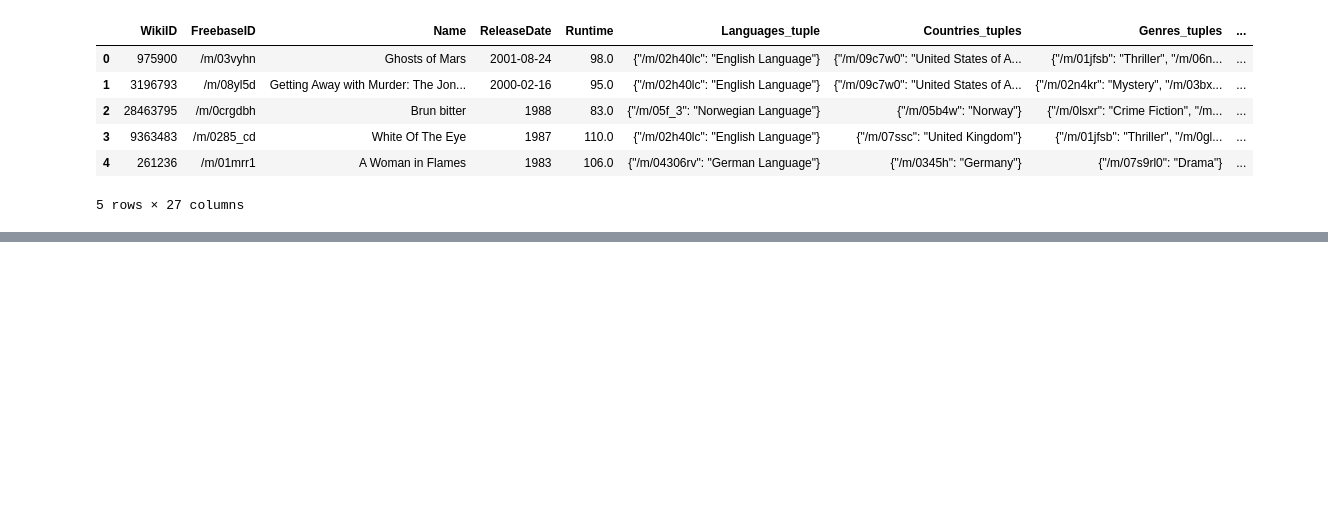
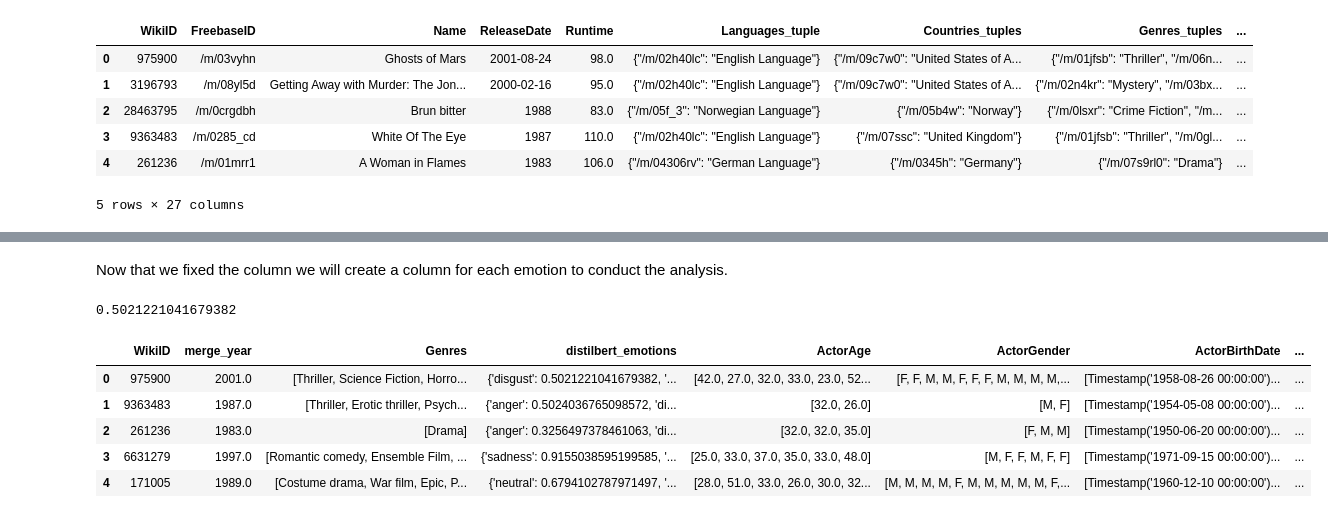
Before and after one commit to epfl-ada/ada-2024-project-phpjj1, a Jupyter notebook: src/scripts/actors.ipynb, the cells around one changed output, grey strips where cells are left out. Drawn from its saved outputs; the diff is of its cells as text; code cells hidden in the pictures; blank space fills up the shorter version.

```diff
--- a/src/scripts/actors.ipynb
+++ b/src/scripts/actors.ipynb
@@ -65,0 +155,7 @@ Name: Genres, dtype: int64
+# %%
+character_df['distilbert_emotions'] = character_df['distilbert_emotions'].apply(lambda x: {} if pd.isna(x) else ast.literal_eval(x))
+
+# Check the result
+test_emotions = character_df.iloc[0]['distilbert_emotions']
+print(type(test_emotions))
+test_emotions
@@ -65,0 +171,19 @@ Name: Genres, dtype: int64
+# %% [markdown]
+Now that we fixed the column we will create a column for each emotion to conduct the analysis.
+# %%
+test_emotions = character_df.iloc[0]['distilbert_emotions']['disgust']
+test_emotions
+# %% [output]
+0.5021221041679382
+# %%
+emotions = ['disgust', 'fear', 'anger', 'neutral', 'sadness', 'surprise', 'joy']
+for emotion in emotions:
+    character_df[emotion] = character_df['distilbert_emotions'].apply(lambda x: x[emotion])
+character_df.head()
+# %% [output]
+|  | WikiID | merge_year | Genres | distilbert_emotions | ActorAge | ActorGender | ActorBirthDate | ... |
+| 0 | 975900 | 2001.0 | [Thriller, Science Fiction, Horro... | {'disgust': 0.5021221041679382, '... | [42.0, 27.0, 32.0, 33.0, 23.0, 52... | [F, F, M, M, F, F, F, M, M, M, M,... | [Timestamp('1958-08-26 00:00:00')... | ... |
+| 1 | 9363483 | 1987.0 | [Thriller, Erotic thriller, Psych... | {'anger': 0.5024036765098572, 'di... | [32.0, 26.0] | [M, F] | [Timestamp('1954-05-08 00:00:00')... | ... |
+| 2 | 261236 | 1983.0 | [Drama] | {'anger': 0.3256497378461063, 'di... | [32.0, 32.0, 35.0] | [F, M, M] | [Timestamp('1950-06-20 00:00:00')... | ... |
+| 3 | 6631279 | 1997.0 | [Romantic comedy, Ensemble Film, ... | {'sadness': 0.9155038595199585, '... | [25.0, 33.0, 37.0, 35.0, 33.0, 48.0] | [M, F, F, M, F, F] | [Timestamp('1971-09-15 00:00:00')... | ... |
+| 4 | 171005 | 1989.0 | [Costume drama, War film, Epic, P... | {'neutral': 0.6794102787971497, '... | [28.0, 51.0, 33.0, 26.0, 30.0, 32... | [M, M, M, M, F, M, M, M, M, M, F,... | [Timestamp('1960-12-10 00:00:00')... | ... |
```
Also changed, not shown: parts of 77 cells of this notebook.
